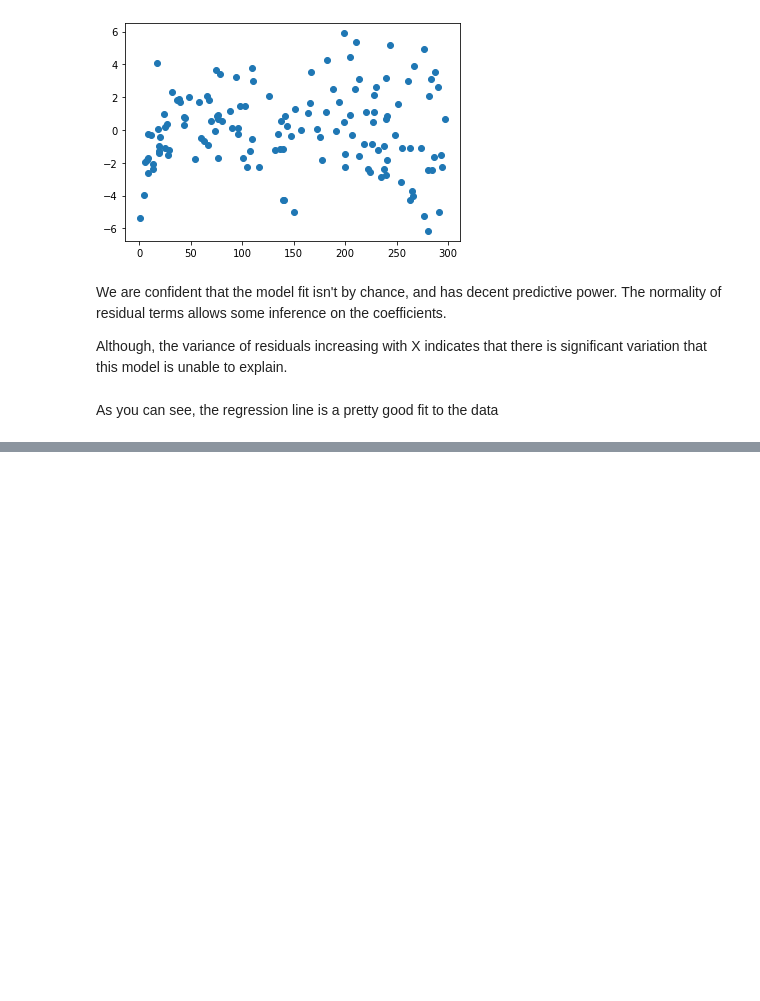
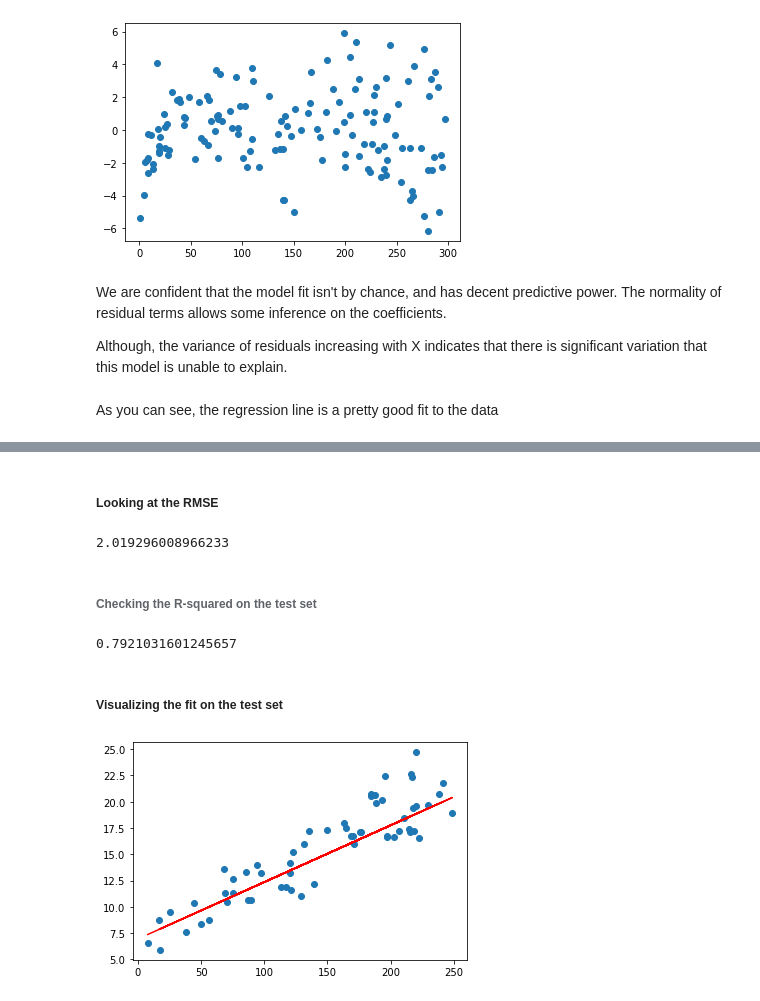
Before and after one commit to vivekkum-ar/Advertisement-Linear-Regression, a Jupyter notebook: Advertisement linear regression.ipynb, the cells around one changed output, grey strips where cells are left out. Drawn from its saved outputs; the diff is of its cells as text; code cells hidden in the pictures; blank space fills up the shorter version.

Commit message:
Predictions on Test Set

```diff
--- a/Advertisement linear regression.ipynb
+++ b/Advertisement linear regression.ipynb
@@ -242,0 +265,22 @@ As you can see, the regression line is a pretty good fit to the data
+# %% [markdown]
+##### Looking at the RMSE
+# %%
+#Returns the mean squared error; we'll take a square root
+np.sqrt(mean_squared_error(y_test, y_pred))
+# %% [output]
+2.019296008966233
+# %% [markdown]
+###### Checking the R-squared on the test set
+# %%
+r_squared = r2_score(y_test, y_pred)
+r_squared
+# %% [output]
+0.7921031601245657
+# %% [markdown]
+##### Visualizing the fit on the test set
+# %%
+plt.scatter(X_test, y_test)
+plt.plot(X_test, 6.948 + 0.054 * X_test, 'r')
+plt.show()
+# %% [output]
+[figure, added]
```
Also changed, not shown: parts of 28 cells of this notebook.
